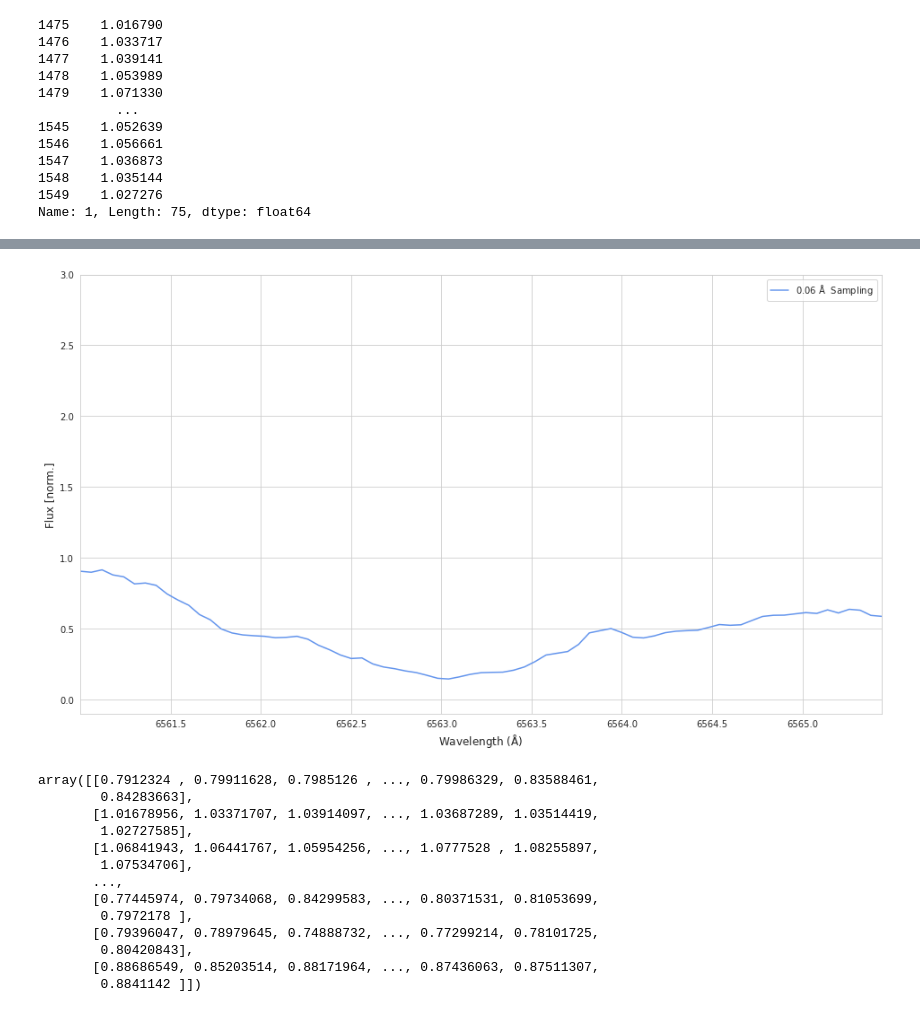
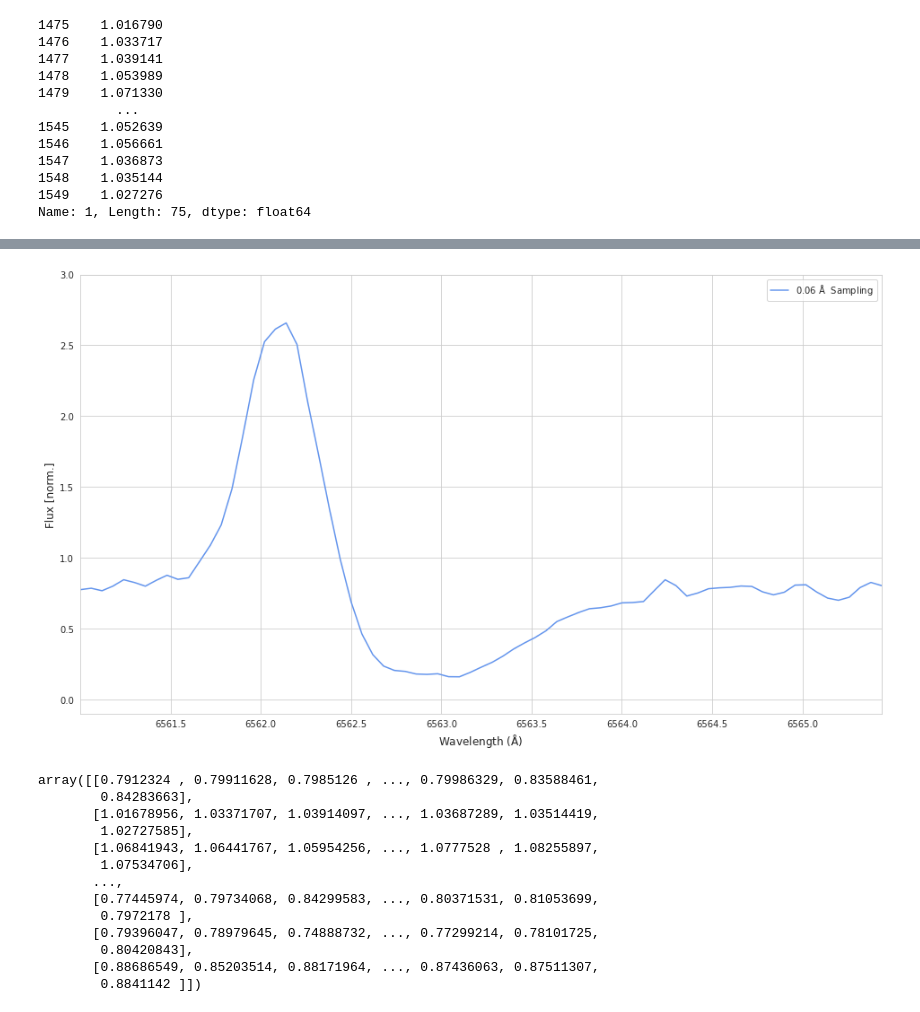
Before and after one commit to PravNJ/galah-file-read-test, a Jupyter notebook: clustering-ts.ipynb, the cells around one changed output, grey strips where cells are left out. Cells and saved outputs as stored; diff of their text form; code cells hidden in the pictures.

```diff
--- a/clustering-ts.ipynb
+++ b/clustering-ts.ipynb
@@ -85,16 +85,16 @@ plt.show()
 # %%
 #test one spectrum
 f, ax = plt.subplots(figsize=(16,9))
-ax.plot(wl_grid[pltmask], df.loc[3421,:][pltmask], color="cornflowerblue", lw=1.5, label=str(GRID_SIZE)+" $\mathrm{\AA}\ $ Sampling")
+ax.plot(wl_grid[pltmask], df.loc[5341,:][pltmask], color="cornflowerblue", lw=1.5, label=str(GRID_SIZE)+" $\mathrm{\AA}\ $ Sampling")
 ax.set_xlabel("Wavelength ($\mathrm{\AA}$)", size=12)
 ax.set_ylabel("Flux [norm.]", size=12)
 ax.set_ylim(-0.1,3.0) # turn this into an input
 #ax.set_xlim(LOWER_LAMBDA, UPPER_LAMBDA)
 ax.set_xlim(wl_grid[pltmask].min(), wl_grid[pltmask].max() )
 ax.legend()
 plt.show()
 # %% [output]
-[figure, old version]
+[figure, new version]
 # %%
 df_masked_np = df_masked.to_numpy()
 # %%
```
Also changed, not shown: parts of 6 cells of this notebook, 2 other files.
